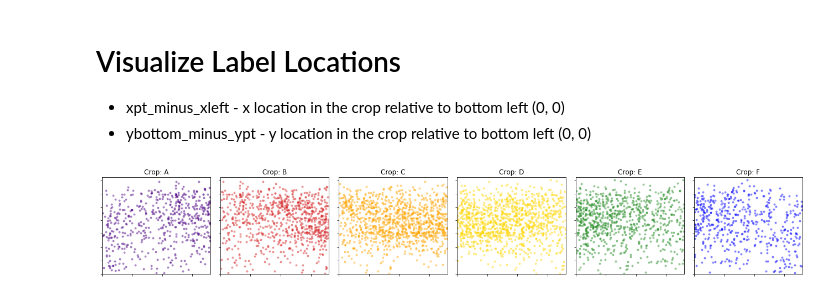
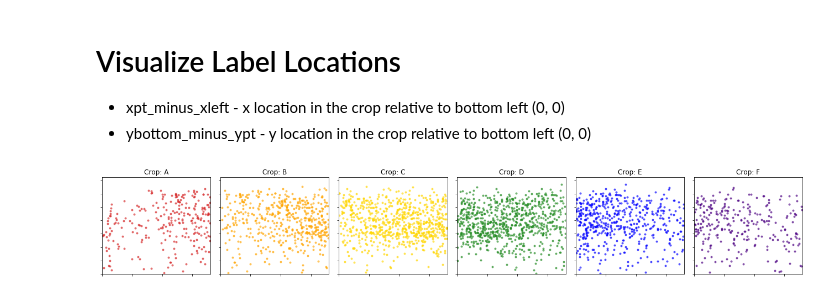
Before and after one commit to w210-accessibility/classify-streetview, a Jupyter notebook: mini-crops/2020-04-04-EDAMiniCrops.ipynb, the cells around one changed output. Cells and saved outputs as stored; diff of their text form; code cells hidden in the pictures.

Commit message:
Update EDA with new visualizations

```diff
--- a/mini-crops/2020-04-04-EDAMiniCrops.ipynb
+++ b/mini-crops/2020-04-04-EDAMiniCrops.ipynb
@@ -242,22 +241,28 @@ df_incrop.to_csv(os.path.join(MINI_PATH, 'Crops_with_Labels.csv'), index = False
 
 * xpt_minus_xleft - x location in the crop relative to bottom left (0, 0)
 * ybottom_minus_ypt - y location in the crop relative to bottom left (0, 0)
+# %%
+df_concat_present = df_concat.loc[df_concat['present_ramp']].drop_duplicates()
+
+df_incrop_present = df_incrop.loc[df_incrop['present_ramp']]
 # %%
 fig = plt.figure(figsize = (18, 3))
 
 colors_list = ['tab:red', 'orange', 'gold', 'forestgreen', 'blue', 'indigo']
 
+
+
 for crop_id, crop_name in enumerate(['A', 'B', 'C', 'D', 'E', 'F']):
     ax = fig.add_subplot(1, 6, crop_id+1)
-    x = df_incrop['xpt_minus_xleft'].loc[df_incrop['crop_num'] == crop_name]
-    y = df_incrop['ybottom_minus_ypt'].loc[df_incrop['crop_num'] == crop_name]
-    ax.plot(x, y, marker = '.', ls = 'none', alpha = 0.4, color = colors_list[int(crop_id -1)])
+    x = df_incrop_present['xpt_minus_xleft'].loc[df_incrop_present['crop_num'] == crop_name]
+    y = df_incrop_present['ybottom_minus_ypt'].loc[df_incrop_present['crop_num'] == crop_name]
+    ax.plot(x, y, marker = '.', ls = 'none', alpha = 0.6, color = colors_list[int(crop_id)])
     #ax.plot(x, y, marker = '.', ls = 'none', alpha = 0.4)
     plt.ylim(0, 180)
     plt.xlim(0, 180)
     plt.title(f'Crop: {crop_name}')
     ax.set_yticklabels([])
     ax.set_xticklabels([])
     plt.tight_layout()
 # %% [output]
-[figure, old version]
+[figure, new version]
```
Also changed, not shown: parts of 10 cells of this notebook.
